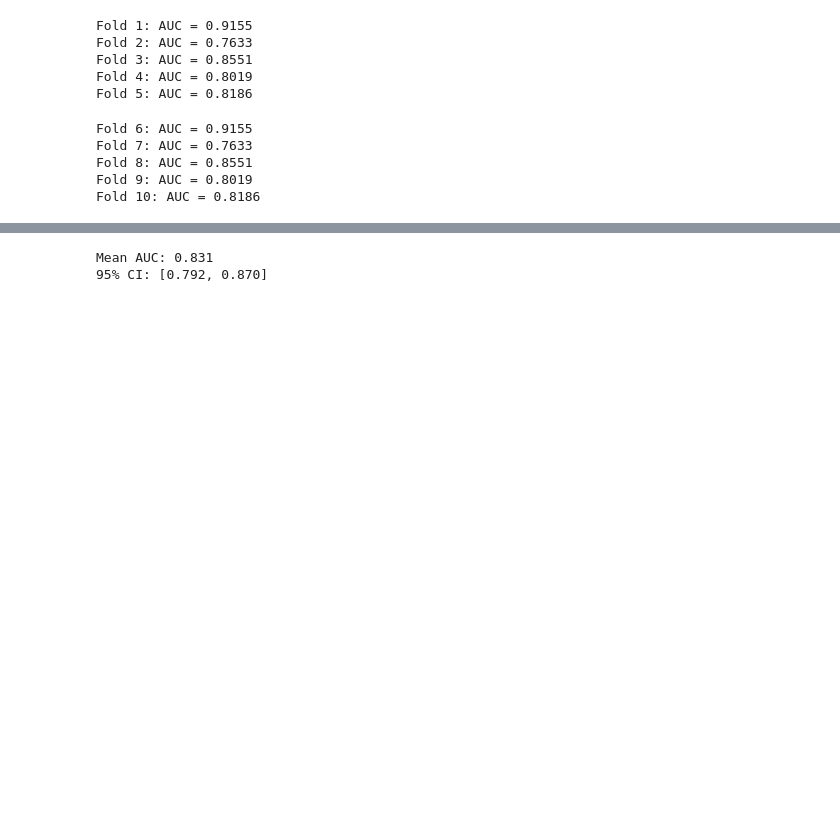
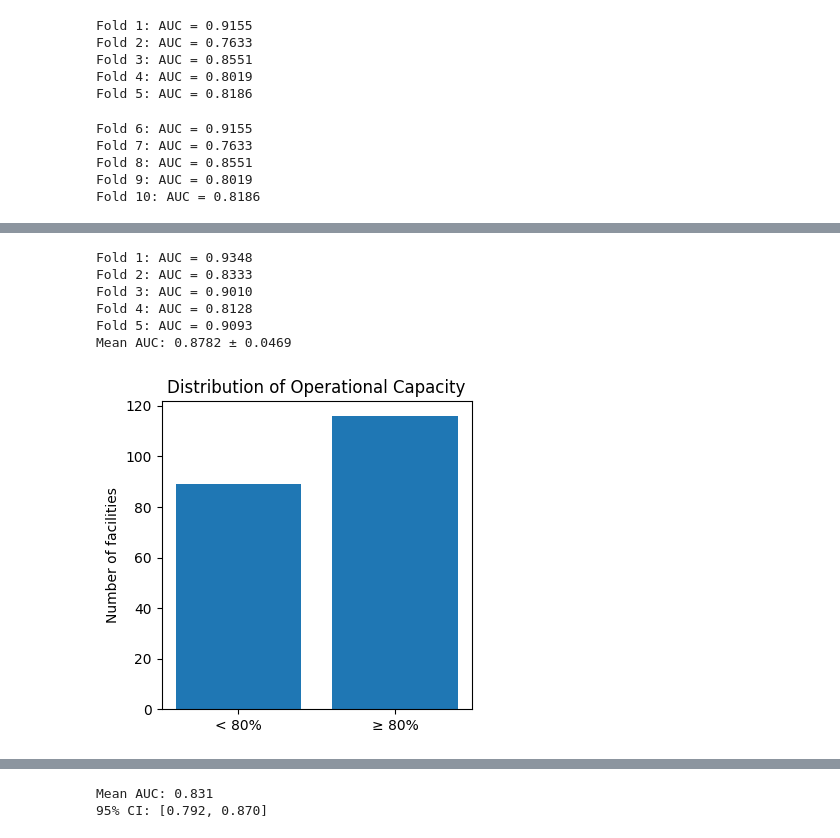
Before and after one commit to gilles-20/operational-capacity-app, a Jupyter notebook: tedjio_octavia.ipynb, the cells around one changed output, grey strips where cells are left out. Cells and saved outputs as stored; diff of their text form; code cells hidden in the pictures; blank space fills up the shorter version.

```diff
--- a/tedjio_octavia.ipynb
+++ b/tedjio_octavia.ipynb
@@ -371,0 +414,54 @@ Fold 10: AUC = 0.8186
+# %%
+auc_scores = []
+
+for fold, (train_idx, test_idx) in enumerate(skf.split(X, y), 1):
+    X_train, X_test = X.iloc[train_idx], X.iloc[test_idx]
+    y_train, y_test = y.iloc[train_idx], y.iloc[test_idx]
+
+    model_cv = CatBoostClassifier(
+        iterations=5000,
+        depth=6,
+        learning_rate=0.05,
+        loss_function="Logloss",
+        eval_metric="AUC",
+        random_seed=42,
+        verbose=False
+    )
+
+    model_cv.fit(
+        X_train, y_train,
+        cat_features=cat_features,
+        eval_set=(X_test, y_test),
+        use_best_model=True,
+        early_stopping_rounds=200
+    )
+
+    y_proba = model_cv.predict_proba(X_test)[:, 1]
+    auc = roc_auc_score(y_test, y_proba)
+
+    auc_scores.append(auc)
+    print(f"Fold {fold}: AUC = {auc:.4f}")
+
+print(f"Mean AUC: {np.mean(auc_scores):.4f} ± {np.std(auc_scores):.4f}")
+# %% [output]
+Fold 1: AUC = 0.9348
+Fold 2: AUC = 0.8333
+Fold 3: AUC = 0.9010
+Fold 4: AUC = 0.8128
+Fold 5: AUC = 0.9093
+Mean AUC: 0.8782 ± 0.0469
+# %%
+import matplotlib.pyplot as plt
+
+counts = y.value_counts().sort_index()
+
+plt.figure(figsize=(4,4))
+plt.bar(
+    ["< 80%", "≥ 80%"],
+    counts,
+)
+plt.ylabel("Number of facilities")
+plt.title("Distribution of Operational Capacity")
+plt.show()
+# %% [output]
+[figure, added]
```
Also changed, not shown: parts of 20 cells of this notebook.
